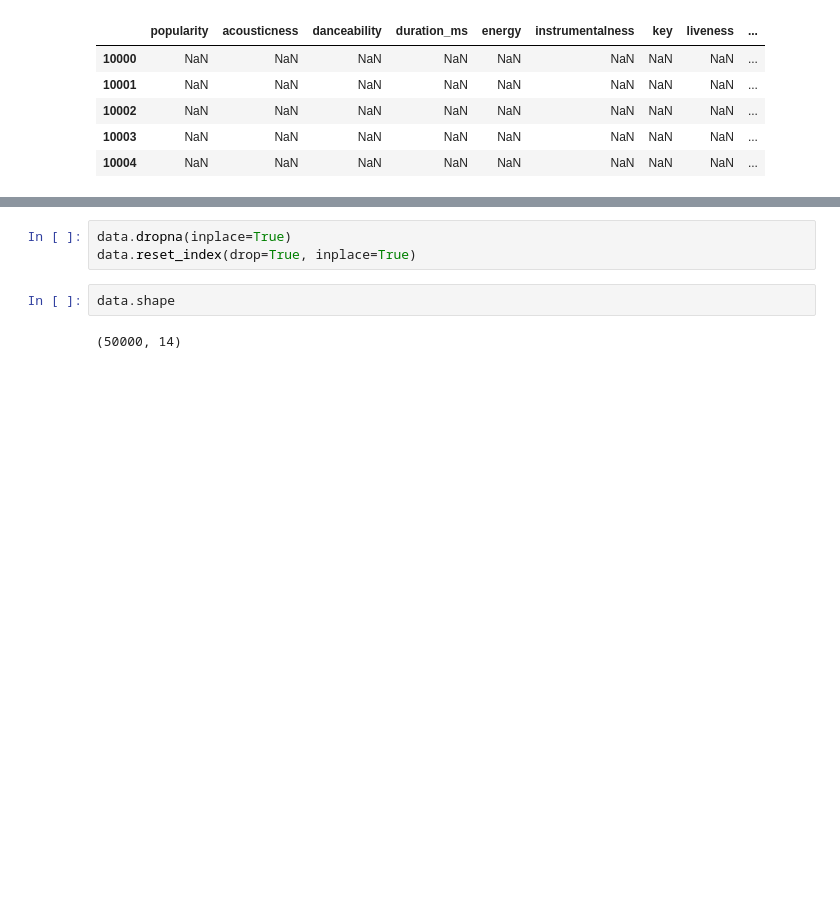
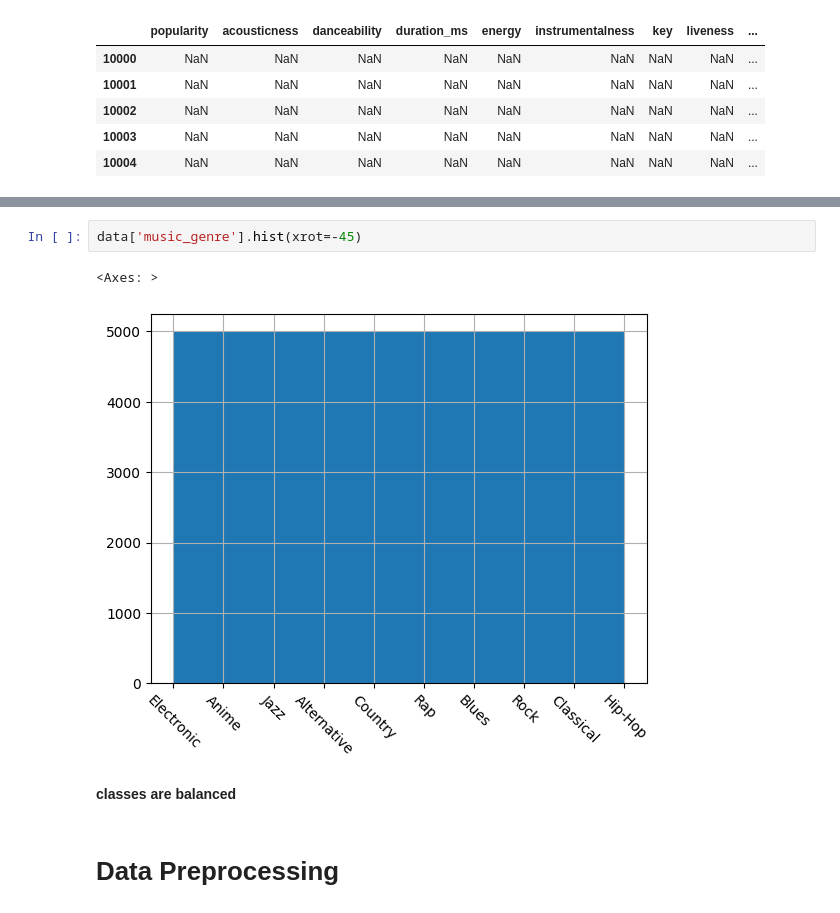
Before and after one commit to sovunia-hub/kaggle, a Jupyter notebook: music-genre-classification-with-logreg-svm-knn.ipynb, the cells around one changed output, grey strips where cells are left out. Saved outputs shown, nothing was run; the diff lists cells and outputs as text; blank space fills up the shorter version.

Commit message:
Kaggle Notebook | Music genre classification with LogReg, SVM, KNN | Version 2

```diff
--- a/music-genre-classification-with-logreg-svm-knn.ipynb
+++ b/music-genre-classification-with-logreg-svm-knn.ipynb
@@ -80,7 +92,9 @@ data.shape
-# %%
-data.dropna(inplace=True)
-data.reset_index(drop=True, inplace=True)
-# %%
-data.shape
-# %% [output]
-(50000, 14)
+# %%
+data['music_genre'].hist(xrot=-45)
+# %% [output]
+<Axes: >
+[figure, added]
+# %% [markdown]
+**classes are balanced**
+# %% [markdown]
+# Data Preprocessing
```
Also changed, not shown: parts of 24 cells of this notebook.
